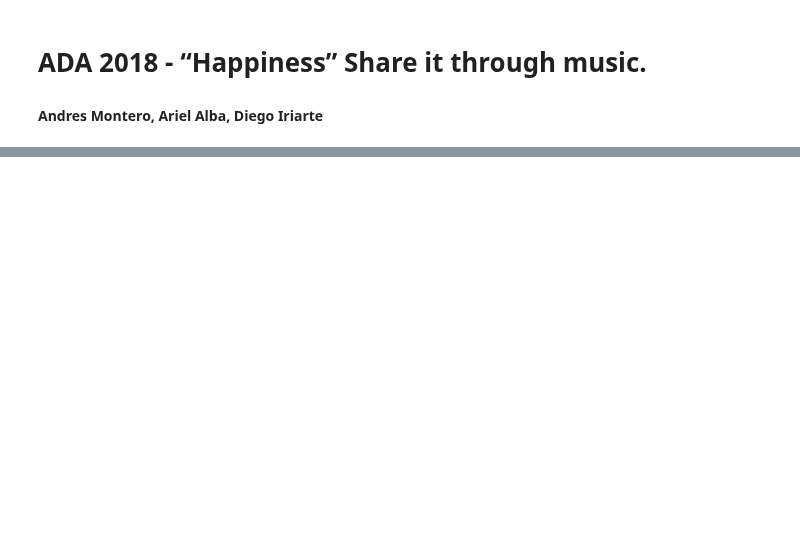
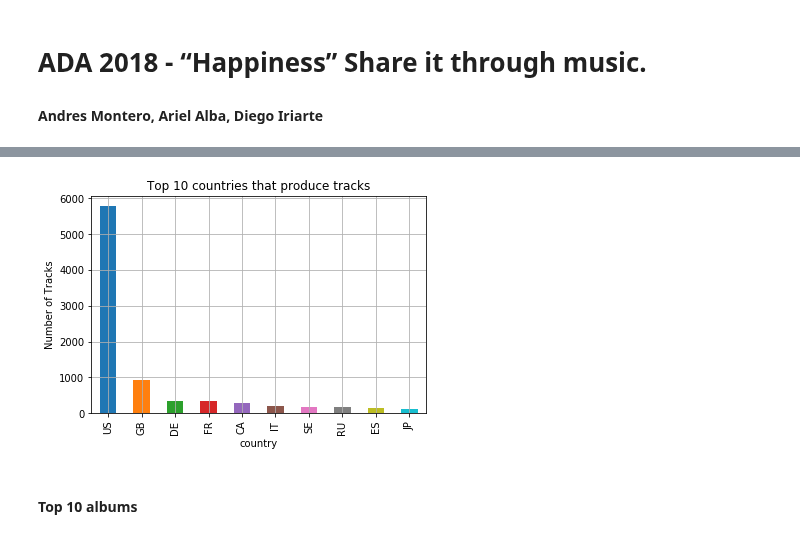
Before and after one commit to AndresMontero/Project, a Jupyter notebook: songs.ipynb, the cells around one changed output, grey strips where cells are left out. Drawn from its saved outputs; the diff is of its cells as text; code cells hidden in the pictures; blank space fills up the shorter version.

Commit message:
plots

```diff
--- a/songs.ipynb
+++ b/songs.ipynb
@@ -134,0 +176,4 @@ tracks_df.head()
+# %%
+#Merge data to have the entire data frame
+tracks_echonest = pd.merge(echonest_df, tracks_df, left_on='track_id', right_on='track_id', how='right')
+tracks_echonest.head()
@@ -134,0 +188,10 @@ tracks_df.head()
+# %%
+tracks_grouped = tracks_echonest.groupby(tracks_echonest['country']).size()
+tracks_country_top10 = tracks_grouped.sort_values(ascending=False).head(10)
+tracks_country_top10.plot(kind='bar', title="Top 10 countries that produce tracks")
+plt.ylabel('Number of Tracks')
+plt.grid()
+# %% [output]
+[figure, added]
+# %% [markdown]
+#### Top 10 albums
```
Also changed, not shown: parts of 21 cells of this notebook.
